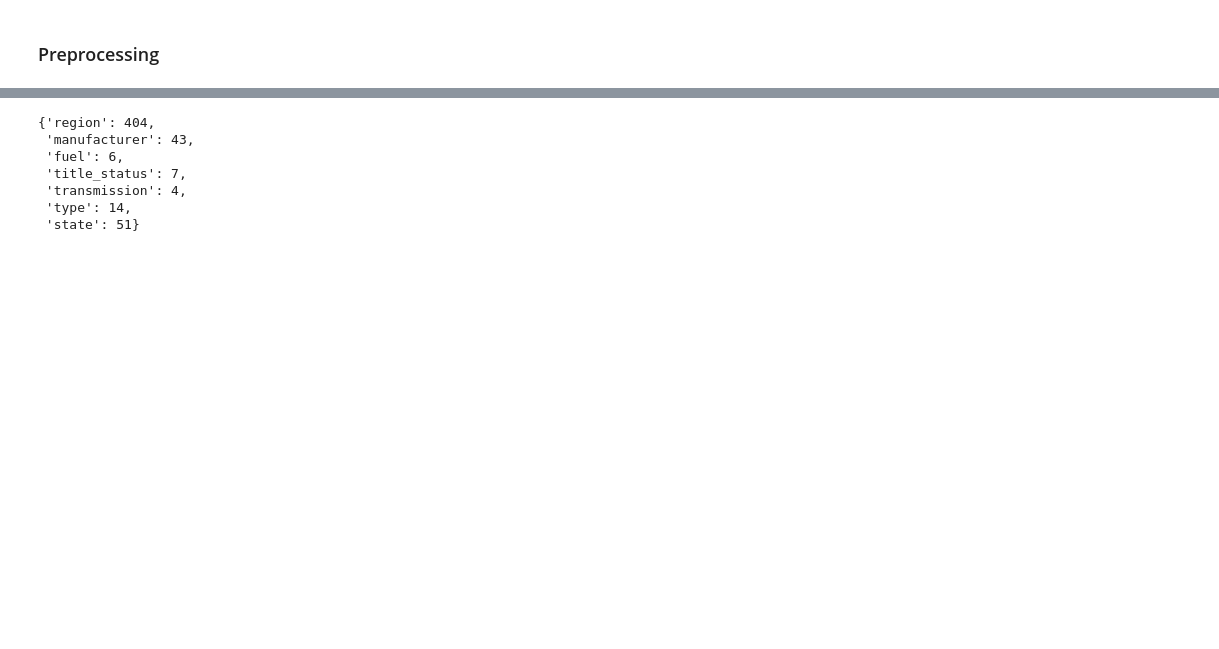
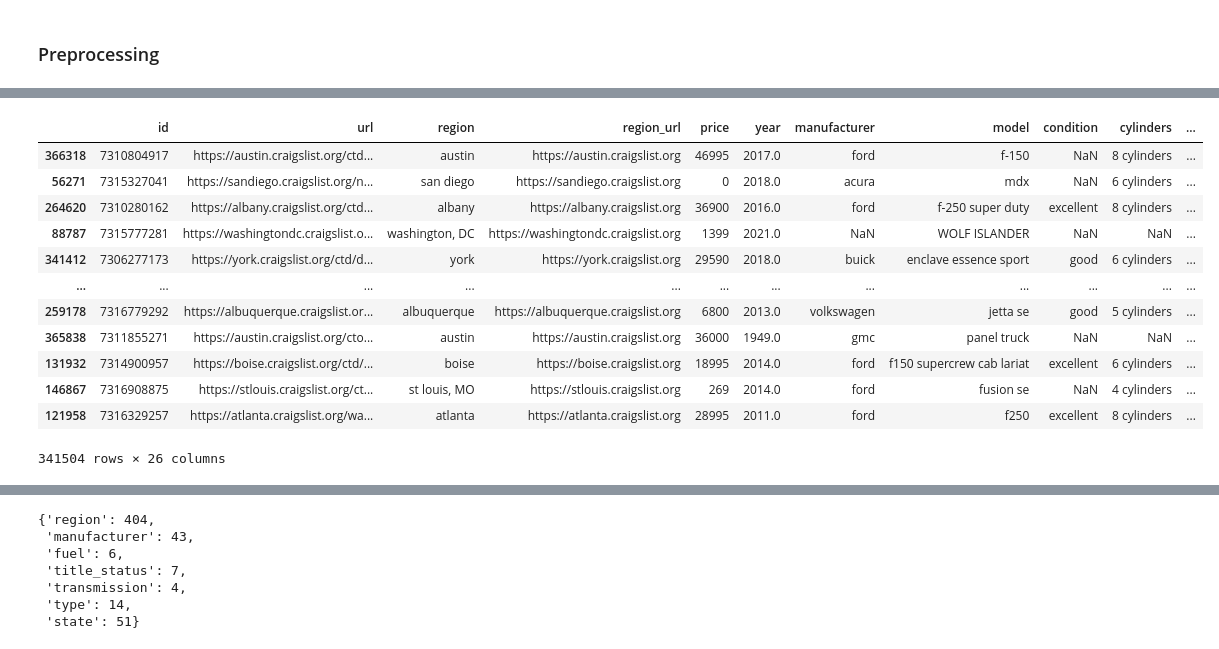
Before and after one commit to axiom9/vehicle_pricings, a Jupyter notebook: Predicting_used_car_prices.ipynb, the cells around one changed output, grey strips where cells are left out. Drawn from its saved outputs; the diff is of its cells as text; code cells hidden in the pictures; blank space fills up the shorter version.

```diff
--- a/Predicting_used_car_prices.ipynb
+++ b/Predicting_used_car_prices.ipynb
@@ -27 +15,17 @@ data
+# %%
+data_train
+# %% [output]
+|  | id | url | region | region_url | price | year | manufacturer | model | condition | cylinders | ... |
+| 366318 | 7310804917 | https://austin.craigslist.org/ctd... | austin | https://austin.craigslist.org | 46995 | 2017.0 | ford | f-150 | NaN | 8 cylinders | ... |
+| 56271 | 7315327041 | https://sandiego.craigslist.org/n... | san diego | https://sandiego.craigslist.org | 0 | 2018.0 | acura | mdx | NaN | 6 cylinders | ... |
+| 264620 | 7310280162 | https://albany.craigslist.org/ctd... | albany | https://albany.craigslist.org | 36900 | 2016.0 | ford | f-250 super duty | excellent | 8 cylinders | ... |
+| 88787 | 7315777281 | https://washingtondc.craigslist.o... | washington, DC | https://washingtondc.craigslist.org | 1399 | 2021.0 | NaN | WOLF ISLANDER | NaN | NaN | ... |
+| 341412 | 7306277173 | https://york.craigslist.org/ctd/d... | york | https://york.craigslist.org | 29590 | 2018.0 | buick | enclave essence sport | good | 6 cylinders | ... |
+| ... | ... | ... | ... | ... | ... | ... | ... | ... | ... | ... | ... |
+| 259178 | 7316779292 | https://albuquerque.craigslist.or... | albuquerque | https://albuquerque.craigslist.org | 6800 | 2013.0 | volkswagen | jetta se | good | 5 cylinders | ... |
+| 365838 | 7311855271 | https://austin.craigslist.org/cto... | austin | https://austin.craigslist.org | 36000 | 1949.0 | gmc | panel truck | NaN | NaN | ... |
+| 131932 | 7314900957 | https://boise.craigslist.org/ctd/... | boise | https://boise.craigslist.org | 18995 | 2014.0 | ford | f150 supercrew cab lariat | excellent | 6 cylinders | ... |
+| 146867 | 7316908875 | https://stlouis.craigslist.org/ct... | st louis, MO | https://stlouis.craigslist.org | 269 | 2014.0 | ford | fusion se | NaN | 4 cylinders | ... |
+| 121958 | 7316329257 | https://atlanta.craigslist.org/wa... | atlanta | https://atlanta.craigslist.org | 28995 | 2011.0 | ford | f250 | excellent | 8 cylinders | ... |
+341504 rows × 26 columns
 # %%
```
Also changed, not shown: parts of 36 cells of this notebook.
